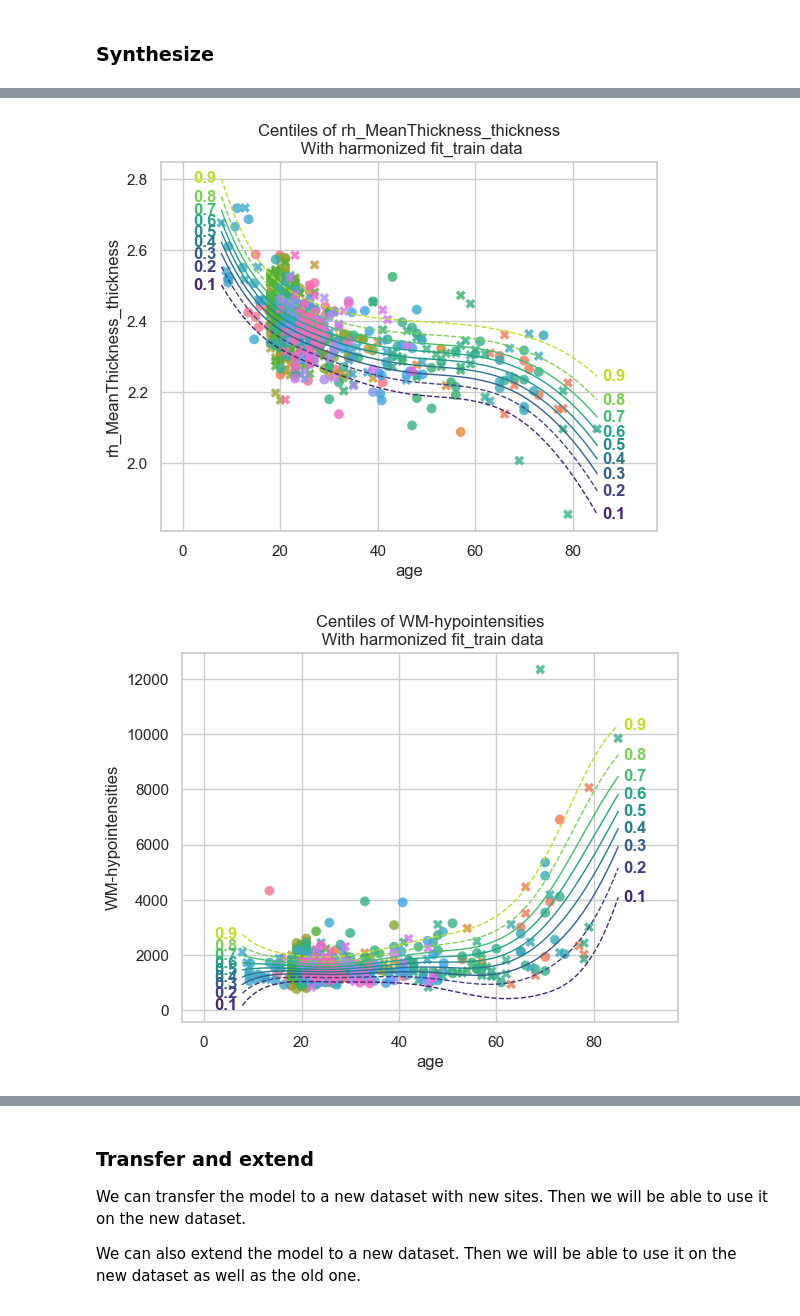
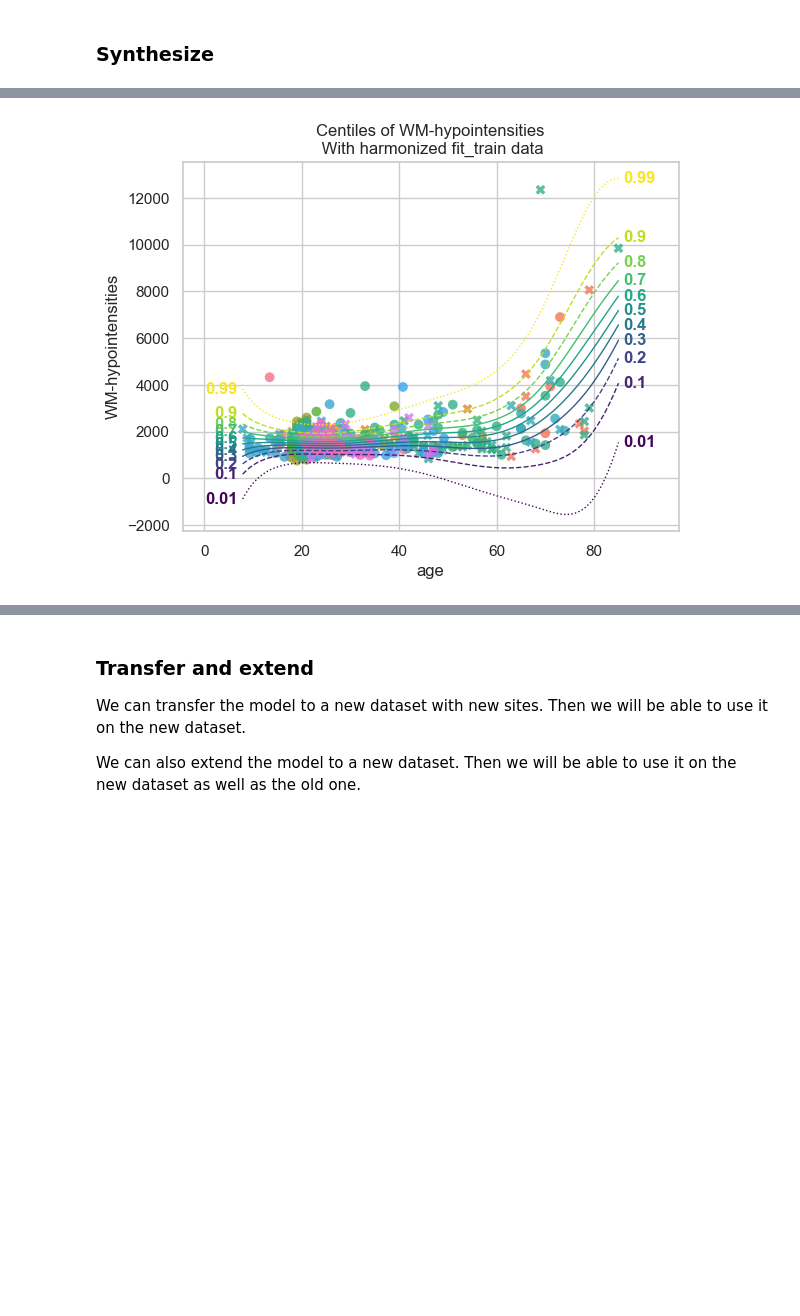
Before and after one commit to amarquand/PCNtoolkit, a Jupyter notebook: examples/01_normative_modelling.ipynb, the cells around one changed output, grey strips where cells are left out. Cells and saved outputs as stored; diff of their text form; code cells hidden in the pictures; blank space fills up the shorter version.

```diff
--- a/examples/01_normative_modelling.ipynb
+++ b/examples/01_normative_modelling.ipynb
@@ -50,7 +51,14 @@ First we download a small example dataset from github.
 # %%
 # Download the dataset
 norm_data: NormData = load_fcon1000()
-
+features_to_model = [
+    "WM-hypointensities",
+    # "Right-Lateral-Ventricle",
+    # "Right-Amygdala",
+    # "CortexVol",
+]
+# Select only a few features
+norm_data = norm_data.sel({"response_vars": features_to_model})
 # Leave two sites out for doing transfer and extend later
 transfer_sites = ["Milwaukee_b", "Oulu"]
 transfer_data, fit_data = norm_data.split_batch_effects({"site": transfer_sites}, names=("transfer", "fit"))
@@ -138,8 +146,6 @@ sigma = make_prior(
     # You can leave c out, and it will default to 0.
     mapping_params=(0.0, 3.0),
 )
-epsilon = make_prior(dist_name="Normal", dist_params=(0.0, 0.5))
-delta = make_prior(dist_name="Normal", dist_params=(1.0, 0.5), mapping="softplus", mapping_params=(0.0, 3.0, 0.6))
 
 template_hbr = HBR(
     name="template",
@@ -156,31 +162,11 @@ template_hbr = HBR(
     # The sampler to use for the model.
     nuts_sampler="nutpie",
     # The likelihood function to use for the model.
-    likelihood=SHASHbLikelihood(
+    likelihood=NormalLikelihood(
         mu,
         sigma,
-        epsilon,
-        delta,
     ),
 )
-model = NormativeModel(
-    # The regression model to use for the normative model.
-    template_regression_model=template_hbr,
-    # Whether to save the model after fitting.
-    savemodel=True,
-    # Whether to evaluate the model after fitting.
-    evaluate_model=True,
-    # Whether to save the results after evaluation.
-    saveresults=True,
-    # Whether to save the plots after fitting.
-    saveplots=False,
-    # The directory to save the model, results, and plots.
-    save_dir="resources/hbr/save_dir",
-    # The scaler to use for the input data. Can be either one of "standardize", "minmax", "robustminmax", "none"
-    inscaler="standardize",
-    # The scaler to use for the output data. Can be either one of "standardize", "minmax", "robustminmax", "none"
-    outscaler="standardize",
-)
 # %% [markdown]
 After specifying the regression model, we can configure a normative model.
 
@@ -329,24 +301,23 @@ plot_centiles(
 # %%
 # Synthesize new Y data for existing X data
 new_test_data = test.copy()
 
 if hasattr(new_test_data, "Y"):
     del new_test_data["Y"]
 
 synthetic = model.synthesize(new_test_data)  # <- will fill in the missing Y data
 plot_centiles(
     model,
-    centiles=[0.1, 0.2, 0.3, 0.4, 0.5, 0.6, 0.7, 0.8, 0.9],
+    centiles=[0.01, 0.1, 0.2, 0.3, 0.4, 0.5, 0.6, 0.7, 0.8, 0.9, 0.99],  # Plot arbitrary centiles
     covariate="age",  # Which covariate to plot on the x-axis
+    scatter_data=train,  # Scatter the train data points
     batch_effects="all",  # You can set this to "all" to show all batch effects
-    scatter_data=train,  # Show the data points
     show_other_data=True,  # Show data points that do not match any batch effects
     harmonize_data=True,  # Set this to False to see the difference
-    show_legend=False,
+    show_legend=False,  # Don't show the legend because it crowds the plot
 )
 # %% [output]
-[figure, old version]
+[figure, new version]
-[figure, removed]
 # %%
 plot_qq(test, plot_id_line=True, hue_data="site", split_data="site")
 sns.set_theme(style="darkgrid", rc={"axes.facecolor": (0, 0, 0, 0)})
```
Also changed, not shown: parts of 21 cells of this notebook, 6 other files.
